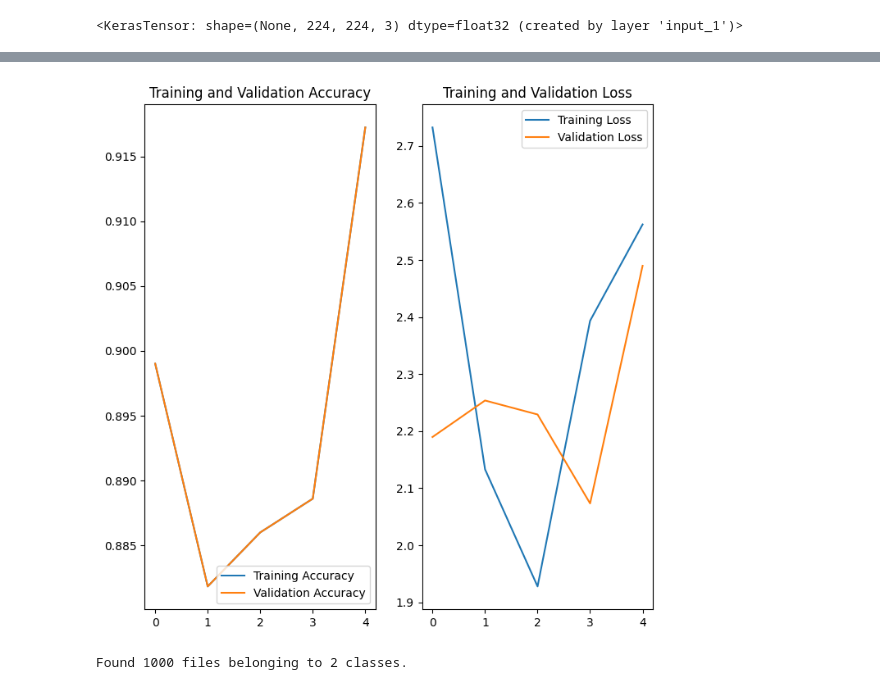
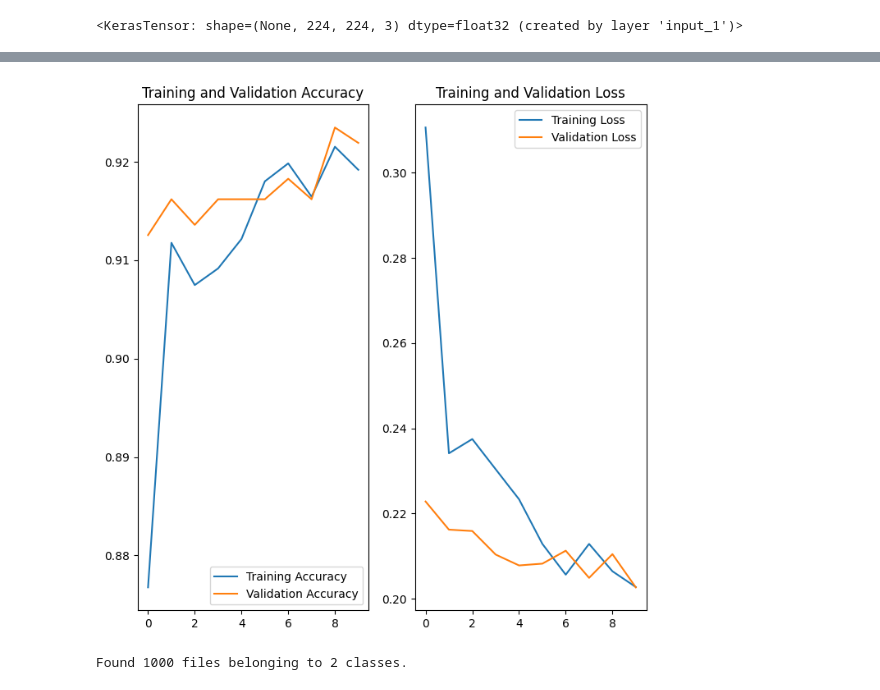
Before and after one commit to Nisal-Sashmitha/DL-assignment, a Jupyter notebook: rest_net_50.ipynb, the cells around one changed output, grey strips where cells are left out. Drawn from its saved outputs; the diff is of its cells as text; code cells hidden in the pictures.

Commit message:
add visualizations

```diff
--- a/rest_net_50.ipynb
+++ b/rest_net_50.ipynb
@@ -150,15 +227,3 @@ ________________________________________________________________________________
 model.compile(optimizer='adam',
               loss=tf.keras.losses.SparseCategoricalCrossentropy(from_logits=True),
               metrics=['accuracy'])
-# %%
-from datetime import datetime
-epochs=5
-start = datetime.now()
-history = model.fit(
-  train_ds,
-  validation_data=val_ds,
-  epochs=epochs,
-  steps_per_epoch=30,
-)
-duration = datetime.now() - start
-print("Training completed in time: ", duration)
@@ -176,0 +230,7 @@ Training completed in time:  0:01:09.198127
+# %%
+epochs=10
+history = model.fit(
+  train_ds,
+  validation_data=val_ds,
+  epochs=epochs,
+)
@@ -177,44 +258,26 @@ Training completed in time:  0:01:09.198127
 # %%
+acc = history.history['accuracy']
 val_acc = history.history['val_accuracy']
 
-
-
 loss = history.history['loss']
-
 val_loss = history.history['val_loss']
-
-
 
 epochs_range = range(epochs)
 
-
-
 plt.figure(figsize=(8, 8))
-
 plt.subplot(1, 2, 1)
-
-plt.plot(epochs_range, val_acc, label='Training Accuracy')
-
+plt.plot(epochs_range, acc, label='Training Accuracy')
 plt.plot(epochs_range, val_acc, label='Validation Accuracy')
-
 plt.legend(loc='lower right')
-
 plt.title('Training and Validation Accuracy')
 
-
-
 plt.subplot(1, 2, 2)
-
 plt.plot(epochs_range, loss, label='Training Loss')
-
 plt.plot(epochs_range, val_loss, label='Validation Loss')
-
 plt.legend(loc='upper right')
-
 plt.title('Training and Validation Loss')
-
 plt.show()
 # %% [output]
-[figure, old version]
+[figure, new version]
 # %%
 test_ds = tf.keras.preprocessing.image_dataset_from_directory(
```
Also changed, not shown: parts of 13 cells of this notebook.
